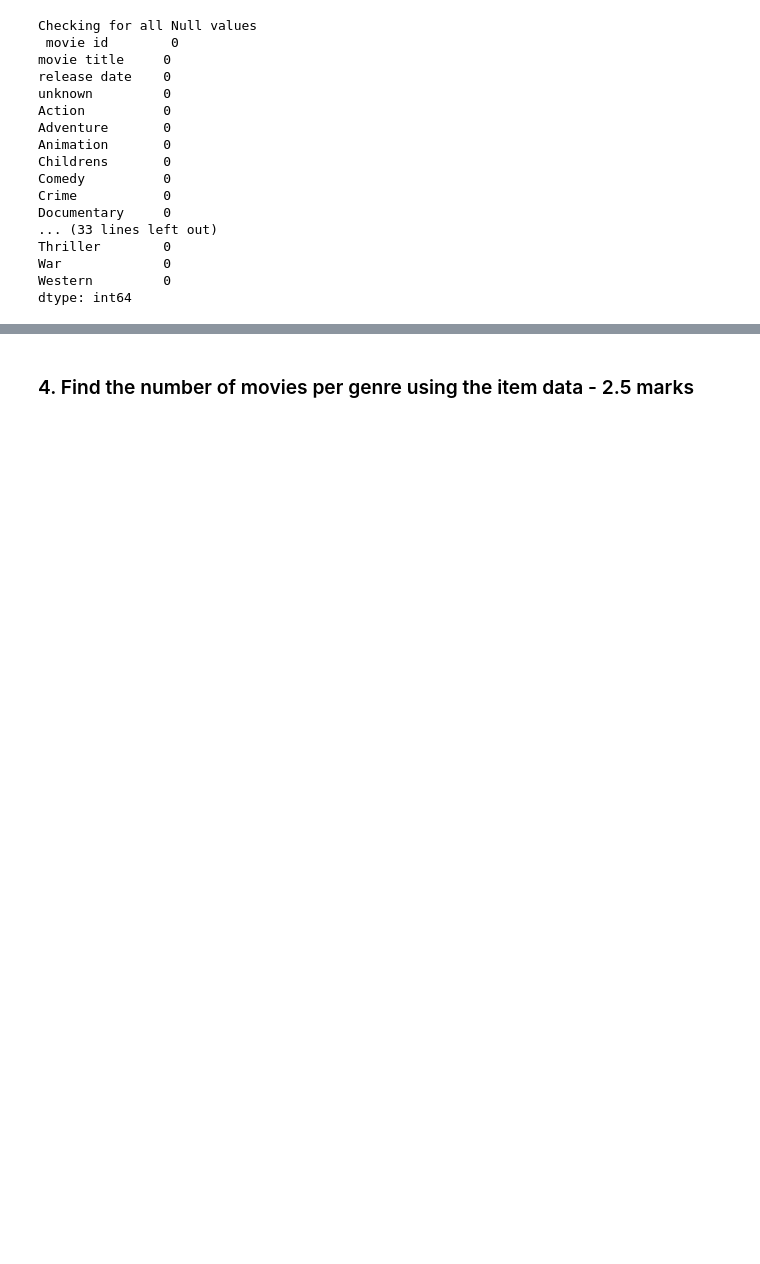
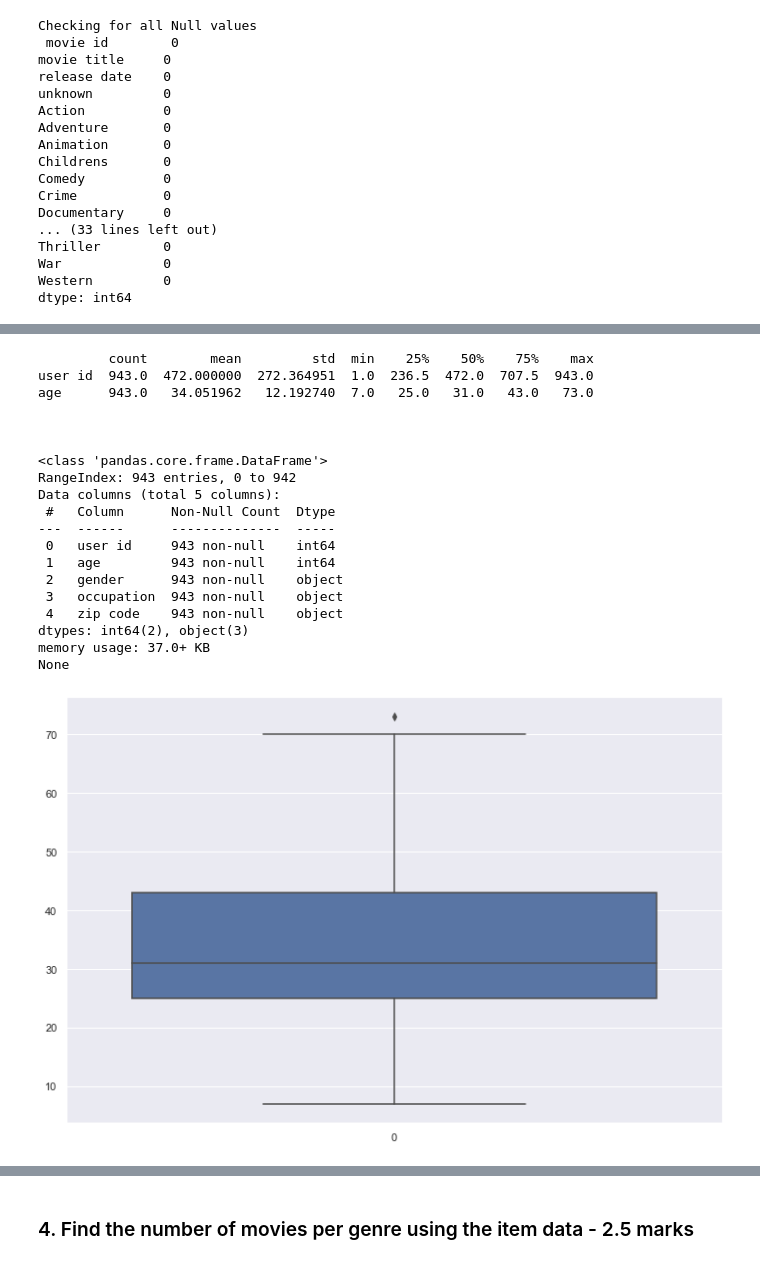
Before and after one commit to Oris-DevOps/AI_ML-MovieLens-Data-Analysis, a Jupyter notebook: MovieLens_Project_Question_Notebook.ipynb, the cells around one changed output, grey strips where cells are left out. Saved outputs shown, nothing was run; the diff lists cells and outputs as text; code cells hidden in the pictures; blank space fills up the shorter version.

```diff
--- a/MovieLens_Project_Question_Notebook.ipynb
+++ b/MovieLens_Project_Question_Notebook.ipynb
@@ -78,9 +79,14 @@ import os # enable working with file path/directory
 ### 2. Read the 3 datasets into dataframes - 2.5 marks
 # %%
 #your code here
-pathM ="/content/drive/MyDrive/Colab Notebooks/movie.csv"
-pathR="/content/drive/MyDrive/Colab Notebooks/rating.csv"
-pathU="/content/drive/MyDrive/Colab Notebooks/user.csv"
+#get current directory
+cwd=os.getcwd()
+#locate filenames movie.csv, rating.csv and user.csv in current folder
+# print(cwd)
+pathM =cwd+'\\movie.csv'
+# print(pathM)
+pathR=cwd+'\\rating.csv'
+pathU=cwd+'\\user.csv'
 ratingDf = pd.read_csv(pathR)   #read/load rating dataset into the ratingdDf dataframe
 movieDf = pd.read_csv(pathM)    #read/load movie dataset into the moviedDf dataframe
 userDf= pd.read_csv(pathU)      #read/load user dataset into the userdDf dataframe
@@ -239,0 +331,26 @@ dtype: int64
+# %%
+print(userDf.describe().T,'\n\n\n')
+print(userDf.info())
+plt.figure(figsize=(12,8))
+sns.boxplot(data=userDf['age'],orient='v');
+# %% [output]
+         count        mean         std  min    25%    50%    75%    max
+user id  943.0  472.000000  272.364951  1.0  236.5  472.0  707.5  943.0
+age      943.0   34.051962   12.192740  7.0   25.0   31.0   43.0   73.0
+
+
+
+<class 'pandas.core.frame.DataFrame'>
+RangeIndex: 943 entries, 0 to 942
+Data columns (total 5 columns):
+ #   Column      Non-Null Count  Dtype
+---  ------      --------------  -----
+ 0   user id     943 non-null    int64
+ 1   age         943 non-null    int64
+ 2   gender      943 non-null    object
+ 3   occupation  943 non-null    object
+ 4   zip code    943 non-null    object
+dtypes: int64(2), object(3)
+memory usage: 37.0+ KB
+None
+[figure, added]
```
Also changed, not shown: parts of 97 cells of this notebook.
